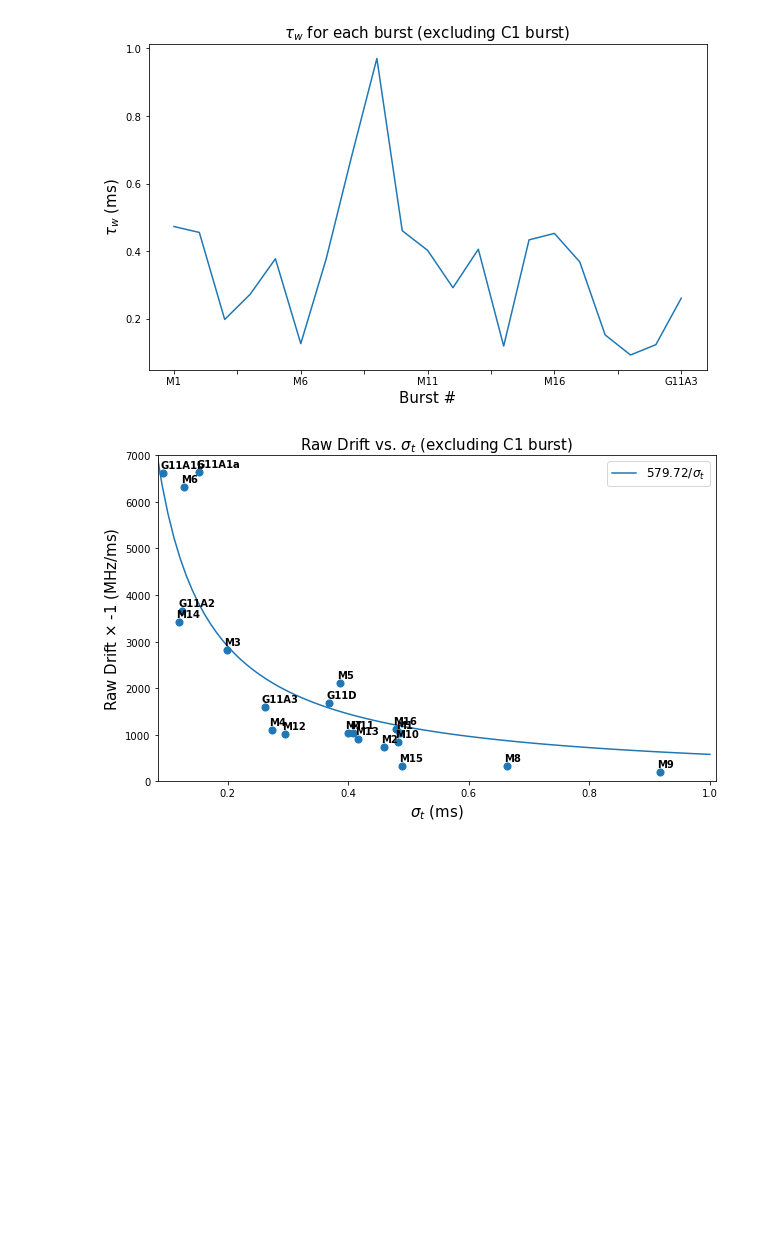
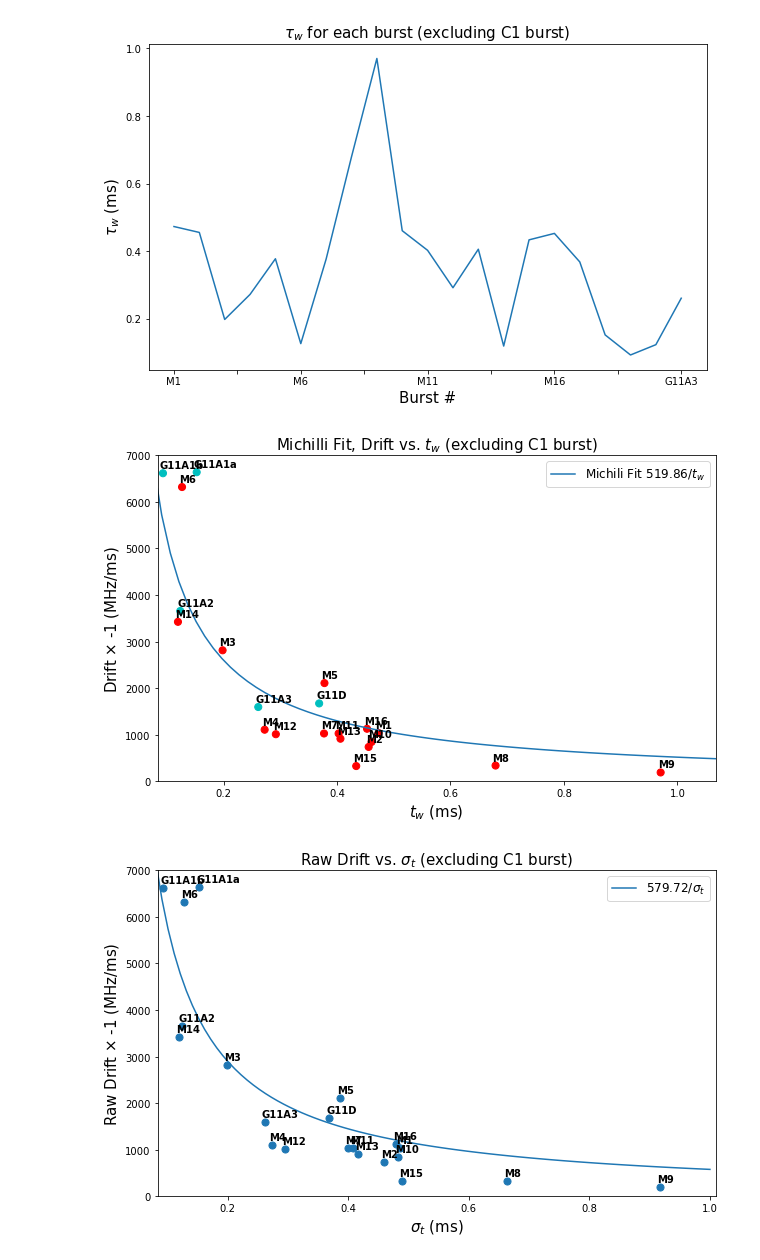
Before and after one commit to mef51/subdriftlaw, a Jupyter notebook: Tobs.ipynb, the cells around one changed output. Saved outputs shown, nothing was run; the diff lists cells and outputs as text; code cells hidden in the pictures; blank space fills up the shorter version.

Commit message:
plot gajjar data against michilli fit

```diff
--- a/Tobs.ipynb
+++ b/Tobs.ipynb
@@ -75,4 +75,29 @@ def fitreciprocal(x, data):
     guess = [1]
     popt, pcov = scipy.optimize.curve_fit(reciprocal, x, data, p0=guess)
     return popt, pcov
+# %%
+michillibursts = selectbursts.head(16)
+gajjarbursts = selectbursts.tail(5)
+selectbursts['color'] = 'c'
+selectbursts.at[selectbursts.index > 'M', 'color']= 'r'
+# %%
+# Gajjar test to michili fit
+
+ax = selectbursts.plot.scatter(x='tau_w_ms', y='drift_abs', figsize=(10, 6), s=50, c='color', colorbar=False)
+for k, v in selectbursts.iterrows():
+    ax.annotate(k, (v['tau_w_ms'], v['drift_abs']), xytext=(-3,5), textcoords='offset points', weight='bold')
+ax.set_xlim(0.9*min(selectbursts['tau_w_ms']), 1.1*max(selectbursts['tau_w_ms']))
+# ax.set_xlim(0.9*min(selectbursts['sigma_t']), 1.1*max(selectbursts['sigma_t']))
+ax.set_title('Michilli Fit, Drift vs. $t_w$ (excluding C1 burst)', size=fontsize)
+ax.set_xlabel('$t_w$ (ms)', size=fontsize)
+ax.set_ylabel('Drift $\\times$ -1 (MHz/ms)', size=fontsize)
+
+popt, pcov = fitreciprocal(michillibursts['tau_w_ms'], michillibursts['drift_abs'])
+x = np.linspace(0, 1.5, num=100)
+plt.plot(x, popt[0]/x, label='Michili Fit ${:.2f}$'.format(popt[0])+'/$t_w$')
+plt.legend(fontsize='large')
+ax.set_ylim(0, 7000)
+plt.savefig('drift_vs_tw_michilli.png')
+# %% [output]
+[figure, added]
 # %%
```
Also changed, not shown: parts of 1 cell of this notebook, 1 other file.
